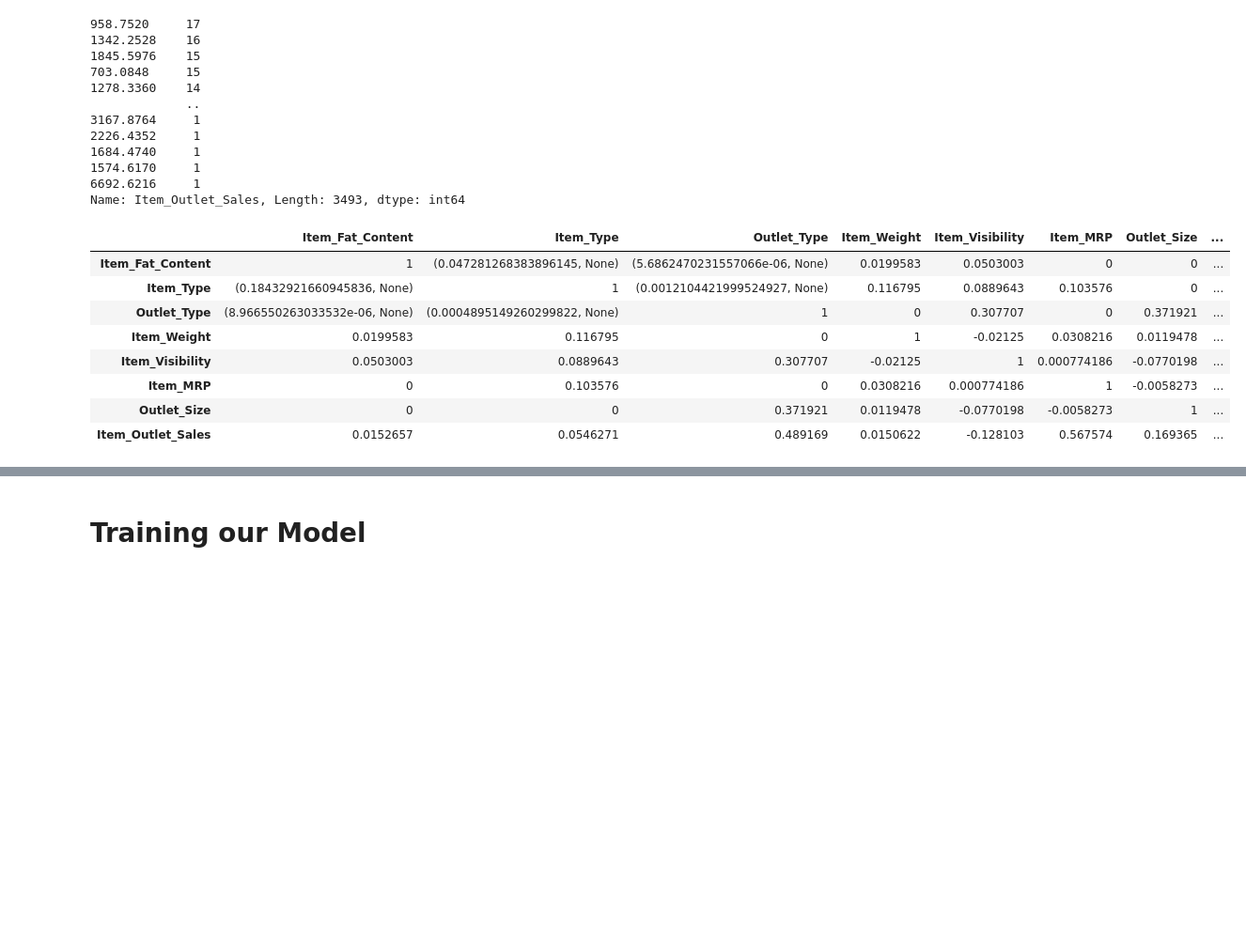
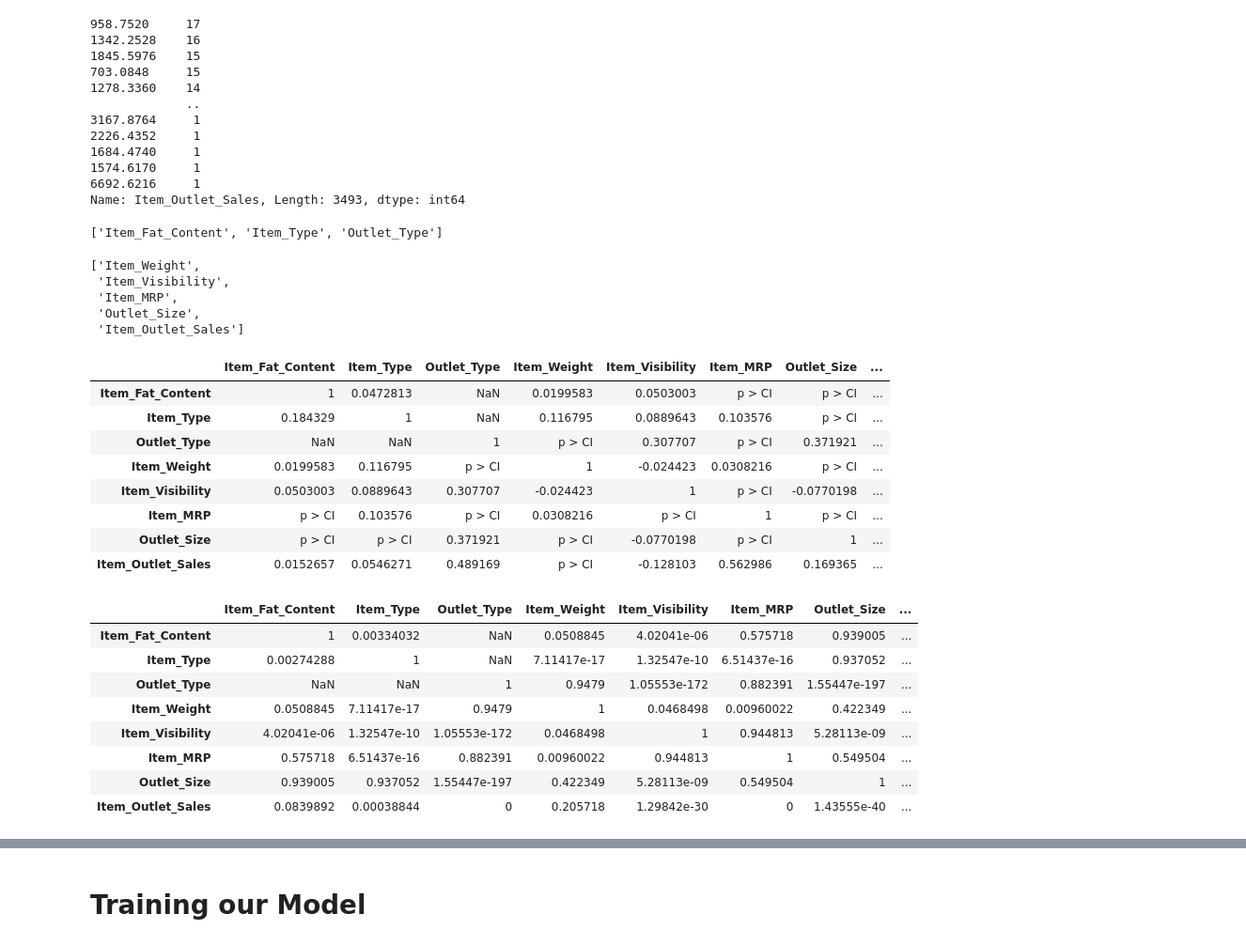
Before and after one commit to jesperjoachim/MLDA, a Jupyter notebook: MLDA/jupyter_DA/Template1.ipynb, the cells around one changed output, grey strips where cells are left out. Shown: that part at 94% size. Cells and saved outputs as stored; diff of their text form; code cells hidden in the pictures; blank space fills up the shorter version.

```diff
--- a/MLDA/jupyter_DA/Template1.ipynb
+++ b/MLDA/jupyter_DA/Template1.ipynb
@@ -766,22 +765,40 @@ Name: Item_Outlet_Sales, Length: 3493, dtype: int64
 # %%
 from MLDA.corr_stats.corr_heatmap import correlation
 c = df_c.columns.to_list()
 n = df_n.columns.to_list()
-
+c
+n
 # corr = correlation(
 #     data,
 #     ["Item_Fat_Content", "Item_Type", "Outlet_Type"],
 #     ["Item_Weight", "Item_Visibility", "Item_MRP", "Outlet_Size", "Item_Outlet_Sales"],
 # )
 
-correlation(dataset=data, catcols=c, numcols=n)
+corr = correlation(data, catcols=c, numcols=n, CI=.1, method_cc='Asym', method_nn='Spearmann')
+corr[0]
+corr[1]
 # %% [output]
+['Item_Fat_Content', 'Item_Type', 'Outlet_Type']
+['Item_Weight',
+ 'Item_Visibility',
+ 'Item_MRP',
+ 'Outlet_Size',
+ 'Item_Outlet_Sales']
 |  | Item_Fat_Content | Item_Type | Outlet_Type | Item_Weight | Item_Visibility | Item_MRP | Outlet_Size | ... |
-| Item_Fat_Content | 1 | (0.047281268383896145, None) | (5.6862470231557066e-06, None) | 0.0199583 | 0.0503003 | 0 | 0 | ... |
-| Item_Type | (0.18432921660945836, None) | 1 | (0.0012104421999524927, None) | 0.116795 | 0.0889643 | 0.103576 | 0 | ... |
-| Outlet_Type | (8.966550263033532e-06, None) | (0.0004895149260299822, None) | 1 | 0 | 0.307707 | 0 | 0.371921 | ... |
-| Item_Weight | 0.0199583 | 0.116795 | 0 | 1 | -0.02125 | 0.0308216 | 0.0119478 | ... |
-| Item_Visibility | 0.0503003 | 0.0889643 | 0.307707 | -0.02125 | 1 | 0.000774186 | -0.0770198 | ... |
-| Item_MRP | 0 | 0.103576 | 0 | 0.0308216 | 0.000774186 | 1 | -0.0058273 | ... |
-| Outlet_Size | 0 | 0 | 0.371921 | 0.0119478 | -0.0770198 | -0.0058273 | 1 | ... |
-| Item_Outlet_Sales | 0.0152657 | 0.0546271 | 0.489169 | 0.0150622 | -0.128103 | 0.567574 | 0.169365 | ... |
+| Item_Fat_Content | 1 | 0.0472813 | NaN | 0.0199583 | 0.0503003 | p > CI | p > CI | ... |
+| Item_Type | 0.184329 | 1 | NaN | 0.116795 | 0.0889643 | 0.103576 | p > CI | ... |
+| Outlet_Type | NaN | NaN | 1 | p > CI | 0.307707 | p > CI | 0.371921 | ... |
+| Item_Weight | 0.0199583 | 0.116795 | p > CI | 1 | -0.024423 | 0.0308216 | p > CI | ... |
+| Item_Visibility | 0.0503003 | 0.0889643 | 0.307707 | -0.024423 | 1 | p > CI | -0.0770198 | ... |
+| Item_MRP | p > CI | 0.103576 | p > CI | 0.0308216 | p > CI | 1 | p > CI | ... |
+| Outlet_Size | p > CI | p > CI | 0.371921 | p > CI | -0.0770198 | p > CI | 1 | ... |
+| Item_Outlet_Sales | 0.0152657 | 0.0546271 | 0.489169 | p > CI | -0.128103 | 0.562986 | 0.169365 | ... |
+|  | Item_Fat_Content | Item_Type | Outlet_Type | Item_Weight | Item_Visibility | Item_MRP | Outlet_Size | ... |
+| Item_Fat_Content | 1 | 0.00334032 | NaN | 0.0508845 | 4.02041e-06 | 0.575718 | 0.939005 | ... |
+| Item_Type | 0.00274288 | 1 | NaN | 7.11417e-17 | 1.32547e-10 | 6.51437e-16 | 0.937052 | ... |
+| Outlet_Type | NaN | NaN | 1 | 0.9479 | 1.05553e-172 | 0.882391 | 1.55447e-197 | ... |
+| Item_Weight | 0.0508845 | 7.11417e-17 | 0.9479 | 1 | 0.0468498 | 0.00960022 | 0.422349 | ... |
+| Item_Visibility | 4.02041e-06 | 1.32547e-10 | 1.05553e-172 | 0.0468498 | 1 | 0.944813 | 5.28113e-09 | ... |
+| Item_MRP | 0.575718 | 6.51437e-16 | 0.882391 | 0.00960022 | 0.944813 | 1 | 0.549504 | ... |
+| Outlet_Size | 0.939005 | 0.937052 | 1.55447e-197 | 0.422349 | 5.28113e-09 | 0.549504 | 1 | ... |
+| Item_Outlet_Sales | 0.0839892 | 0.00038844 | 0 | 0.205718 | 1.29842e-30 | 0 | 1.43555e-40 | ... |
```
Also changed, not shown: parts of 3 cells of this notebook, 11 other files.
